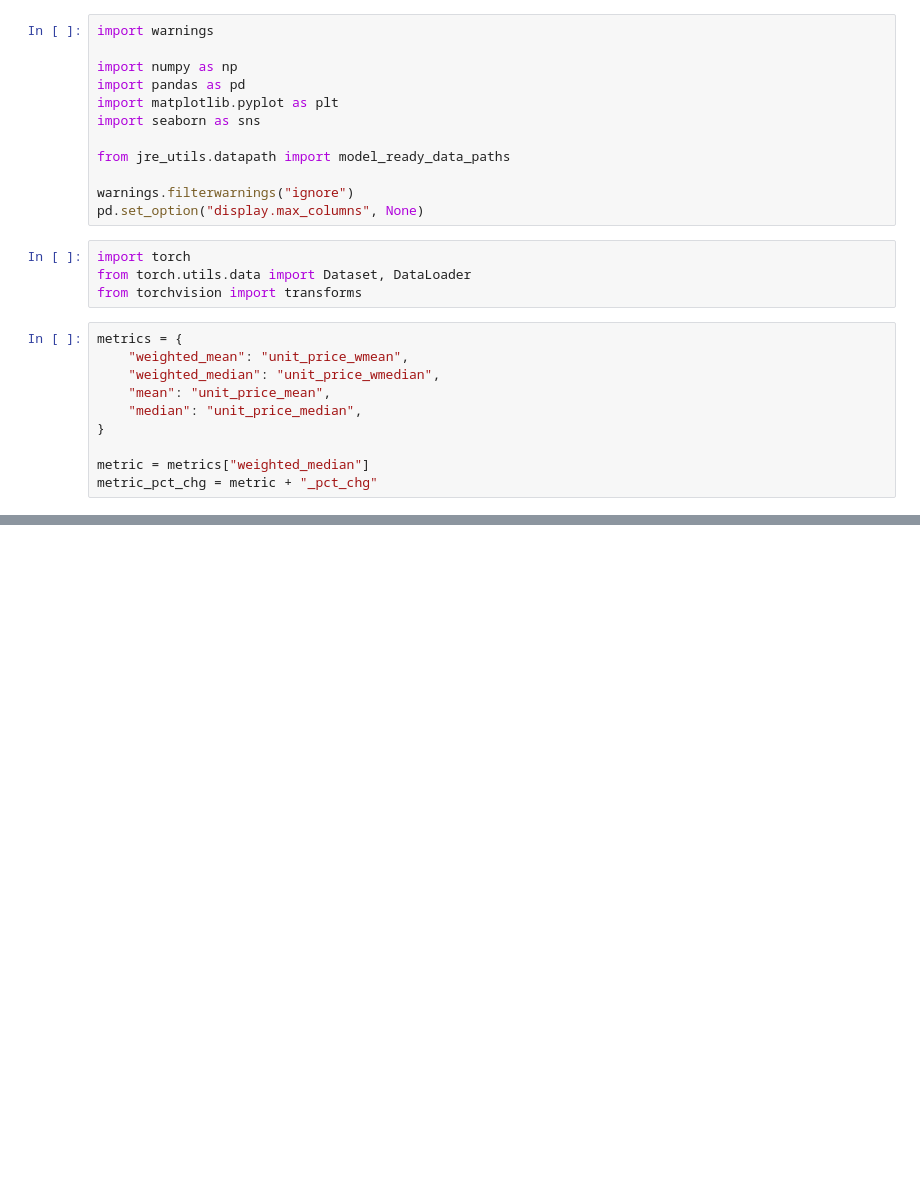
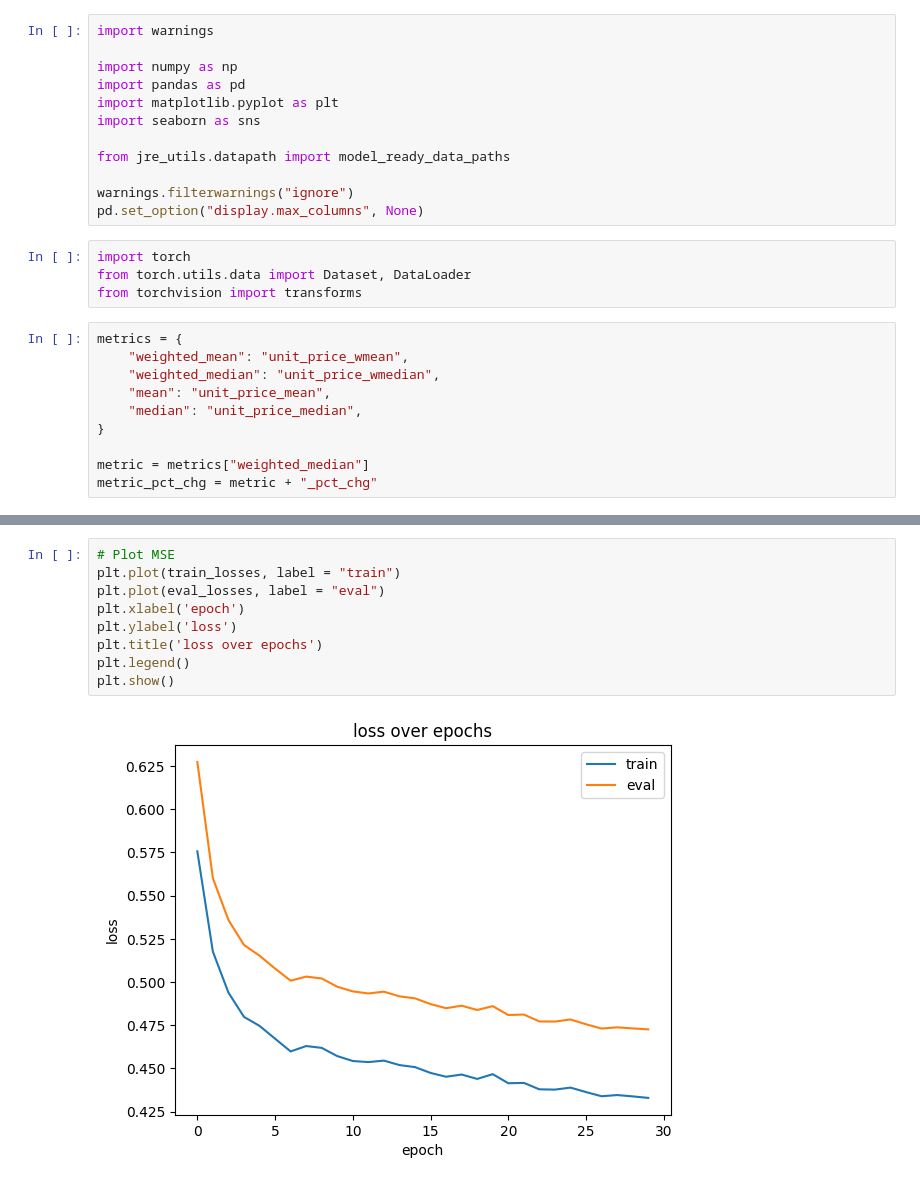
Before and after one commit to diabhaque/Yogen, a Jupyter notebook: notebooks/dataset_building/torch_sequence_models.ipynb, the cells around one changed output, grey strips where cells are left out. Drawn from its saved outputs; the diff is of its cells as text; blank space fills up the shorter version.

```diff
--- a/notebooks/dataset_building/torch_sequence_models.ipynb
+++ b/notebooks/dataset_building/torch_sequence_models.ipynb
@@ -167,0 +370,11 @@ for i_batch, sample_batched in enumerate(dataloader):
+# %%
+# Plot MSE
+plt.plot(train_losses, label = "train")
+plt.plot(eval_losses, label = "eval")
+plt.xlabel('epoch')
+plt.ylabel('loss')
+plt.title('loss over epochs')
+plt.legend()
+plt.show()
+# %% [output]
+[figure, added]
```
Also changed, not shown: parts of 22 cells of this notebook, 8 other files.
